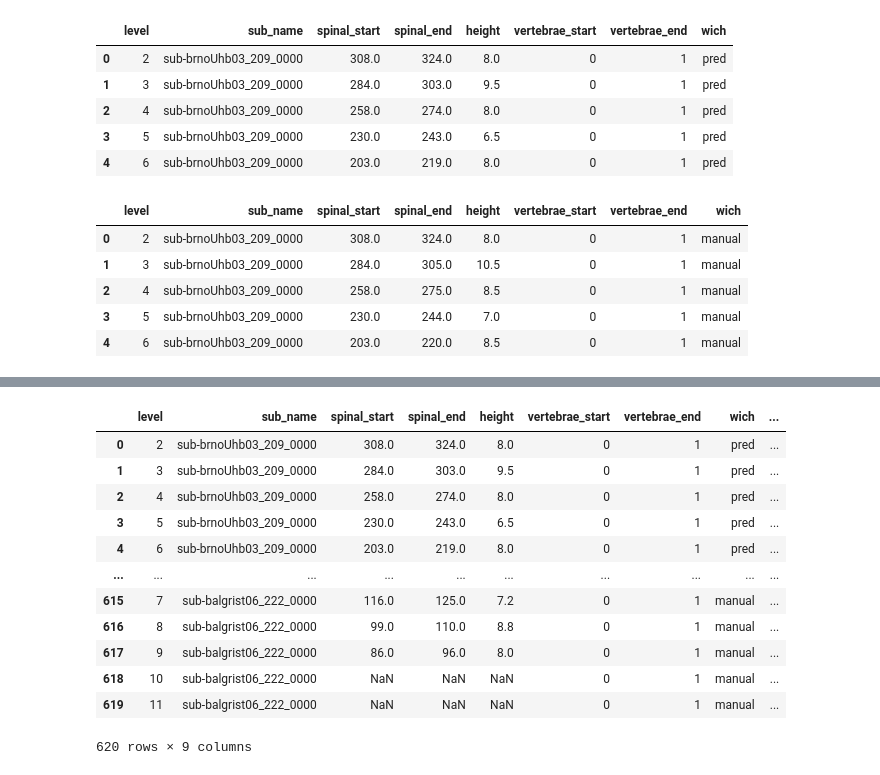
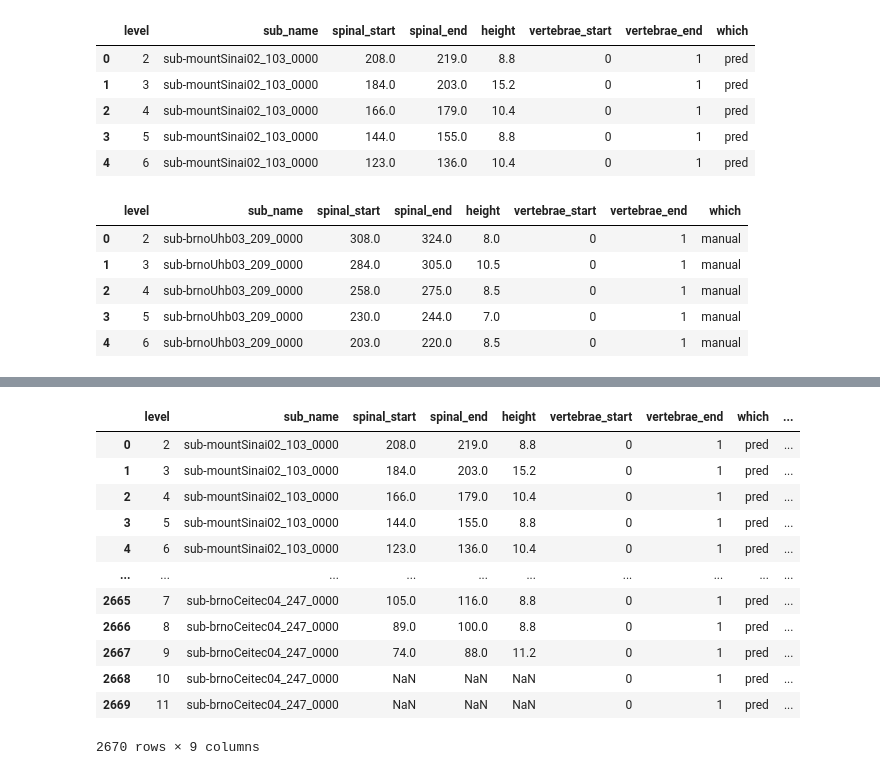
Before and after one commit to ivadomed/model-spinal-rootlets, a Jupyter notebook: utilities/test.ipynb, the cells around one changed output, grey strips where cells are left out. Drawn from its saved outputs; the diff is of its cells as text; code cells hidden in the pictures.

```diff
--- a/utilities/test.ipynb
+++ b/utilities/test.ipynb
@@ -2,27 +2,30 @@
 import pandas as pd
 import plotly.express as px
 import numpy as np
-PATH_pred = "/Users/theomathieu/Downloads/exp/dist_pred.csv"
+PATH_pred = "/Users/theomathieu/Downloads/fullD3_pred/res/dist_pred.csv"
 PATH_manual = "/Users/theomathieu/Downloads/exp/dist.csv"
 # %%
 df_pred = pd.read_csv(PATH_pred)
-df_pred["wich"]= "pred"
+df_pred["which"]= "pred"
 df_manual = pd.read_csv(PATH_manual)
-df_manual["wich"]= "manual"
+df_manual["which"]= "manual"
 # %%
 display(df_pred.head())
 display(df_manual.head())
 concatenated_df = pd.concat([df_pred, df_manual], ignore_index=True)
+concatenated_df = df_pred
 z_scores = (concatenated_df['height'] - concatenated_df['height'].mean()) / concatenated_df['height'].std()
 concatenated_df["z_scores"] = z_scores
+fig = px.scatter(concatenated_df, x="level", y="z_scores", color="which", hover_data=['sub_name', 'height'])
+fig.show()
 # %% [output]
-|  | level | sub_name | spinal_start | spinal_end | height | vertebrae_start | vertebrae_end | wich |
-| 0 | 2 | sub-brnoUhb03_209_0000 | 308.0 | 324.0 | 8.0 | 0 | 1 | pred |
-| 1 | 3 | sub-brnoUhb03_209_0000 | 284.0 | 303.0 | 9.5 | 0 | 1 | pred |
-| 2 | 4 | sub-brnoUhb03_209_0000 | 258.0 | 274.0 | 8.0 | 0 | 1 | pred |
-| 3 | 5 | sub-brnoUhb03_209_0000 | 230.0 | 243.0 | 6.5 | 0 | 1 | pred |
-| 4 | 6 | sub-brnoUhb03_209_0000 | 203.0 | 219.0 | 8.0 | 0 | 1 | pred |
+|  | level | sub_name | spinal_start | spinal_end | height | vertebrae_start | vertebrae_end | which |
+| 0 | 2 | sub-mountSinai02_103_0000 | 208.0 | 219.0 | 8.8 | 0 | 1 | pred |
+| 1 | 3 | sub-mountSinai02_103_0000 | 184.0 | 203.0 | 15.2 | 0 | 1 | pred |
+| 2 | 4 | sub-mountSinai02_103_0000 | 166.0 | 179.0 | 10.4 | 0 | 1 | pred |
+| 3 | 5 | sub-mountSinai02_103_0000 | 144.0 | 155.0 | 8.8 | 0 | 1 | pred |
+| 4 | 6 | sub-mountSinai02_103_0000 | 123.0 | 136.0 | 10.4 | 0 | 1 | pred |
-|  | level | sub_name | spinal_start | spinal_end | height | vertebrae_start | vertebrae_end | wich |
+|  | level | sub_name | spinal_start | spinal_end | height | vertebrae_start | vertebrae_end | which |
 | 0 | 2 | sub-brnoUhb03_209_0000 | 308.0 | 324.0 | 8.0 | 0 | 1 | manual |
 | 1 | 3 | sub-brnoUhb03_209_0000 | 284.0 | 305.0 | 10.5 | 0 | 1 | manual |
 | 2 | 4 | sub-brnoUhb03_209_0000 | 258.0 | 275.0 | 8.5 | 0 | 1 | manual |
@@ -31,17 +35,17 @@ concatenated_df["z_scores"] = z_scores
 # %%
 display(concatenated_df)
 # %% [output]
-|  | level | sub_name | spinal_start | spinal_end | height | vertebrae_start | vertebrae_end | wich | ... |
-| 0 | 2 | sub-brnoUhb03_209_0000 | 308.0 | 324.0 | 8.0 | 0 | 1 | pred | ... |
-| 1 | 3 | sub-brnoUhb03_209_0000 | 284.0 | 303.0 | 9.5 | 0 | 1 | pred | ... |
-| 2 | 4 | sub-brnoUhb03_209_0000 | 258.0 | 274.0 | 8.0 | 0 | 1 | pred | ... |
-| 3 | 5 | sub-brnoUhb03_209_0000 | 230.0 | 243.0 | 6.5 | 0 | 1 | pred | ... |
-| 4 | 6 | sub-brnoUhb03_209_0000 | 203.0 | 219.0 | 8.0 | 0 | 1 | pred | ... |
+|  | level | sub_name | spinal_start | spinal_end | height | vertebrae_start | vertebrae_end | which | ... |
+| 0 | 2 | sub-mountSinai02_103_0000 | 208.0 | 219.0 | 8.8 | 0 | 1 | pred | ... |
+| 1 | 3 | sub-mountSinai02_103_0000 | 184.0 | 203.0 | 15.2 | 0 | 1 | pred | ... |
+| 2 | 4 | sub-mountSinai02_103_0000 | 166.0 | 179.0 | 10.4 | 0 | 1 | pred | ... |
+| 3 | 5 | sub-mountSinai02_103_0000 | 144.0 | 155.0 | 8.8 | 0 | 1 | pred | ... |
+| 4 | 6 | sub-mountSinai02_103_0000 | 123.0 | 136.0 | 10.4 | 0 | 1 | pred | ... |
 | ... | ... | ... | ... | ... | ... | ... | ... | ... | ... |
-| 615 | 7 | sub-balgrist06_222_0000 | 116.0 | 125.0 | 7.2 | 0 | 1 | manual | ... |
-| 616 | 8 | sub-balgrist06_222_0000 | 99.0 | 110.0 | 8.8 | 0 | 1 | manual | ... |
-| 617 | 9 | sub-balgrist06_222_0000 | 86.0 | 96.0 | 8.0 | 0 | 1 | manual | ... |
-| 618 | 10 | sub-balgrist06_222_0000 | NaN | NaN | NaN | 0 | 1 | manual | ... |
-| 619 | 11 | sub-balgrist06_222_0000 | NaN | NaN | NaN | 0 | 1 | manual | ... |
+| 2665 | 7 | sub-brnoCeitec04_247_0000 | 105.0 | 116.0 | 8.8 | 0 | 1 | pred | ... |
+| 2666 | 8 | sub-brnoCeitec04_247_0000 | 89.0 | 100.0 | 8.8 | 0 | 1 | pred | ... |
+| 2667 | 9 | sub-brnoCeitec04_247_0000 | 74.0 | 88.0 | 11.2 | 0 | 1 | pred | ... |
+| 2668 | 10 | sub-brnoCeitec04_247_0000 | NaN | NaN | NaN | 0 | 1 | pred | ... |
+| 2669 | 11 | sub-brnoCeitec04_247_0000 | NaN | NaN | NaN | 0 | 1 | pred | ... |
-620 rows × 9 columns
+2670 rows × 9 columns
 # %%
```
Also changed, not shown: parts of 8 cells of this notebook, 1 other file.
